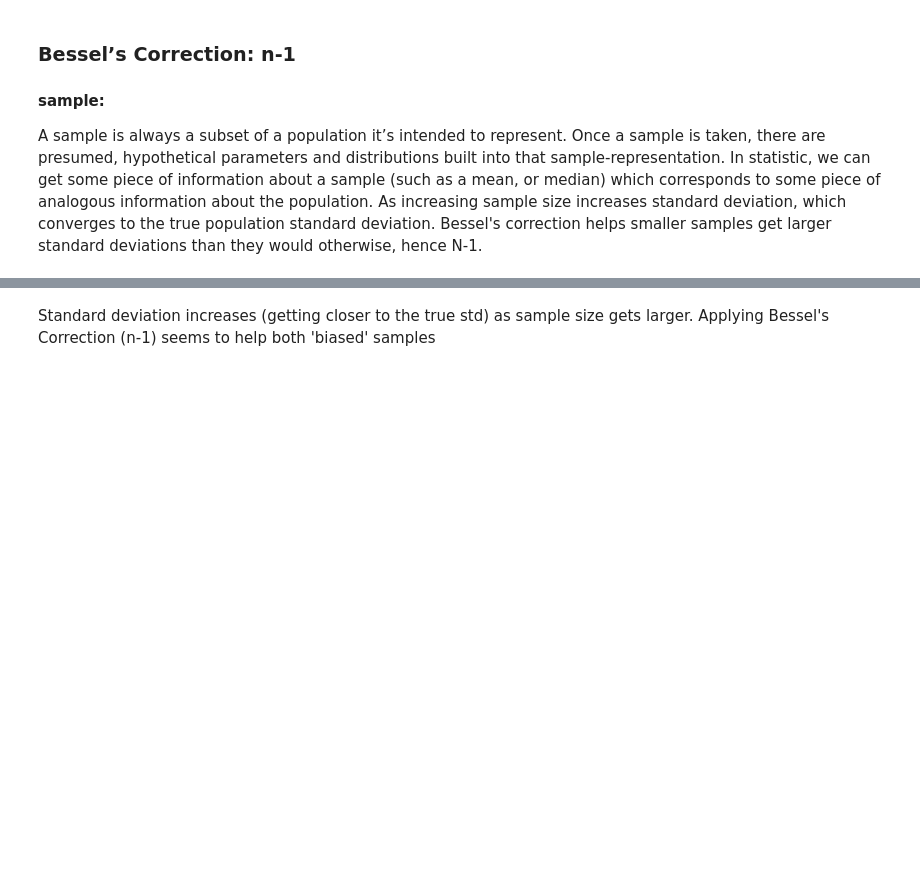
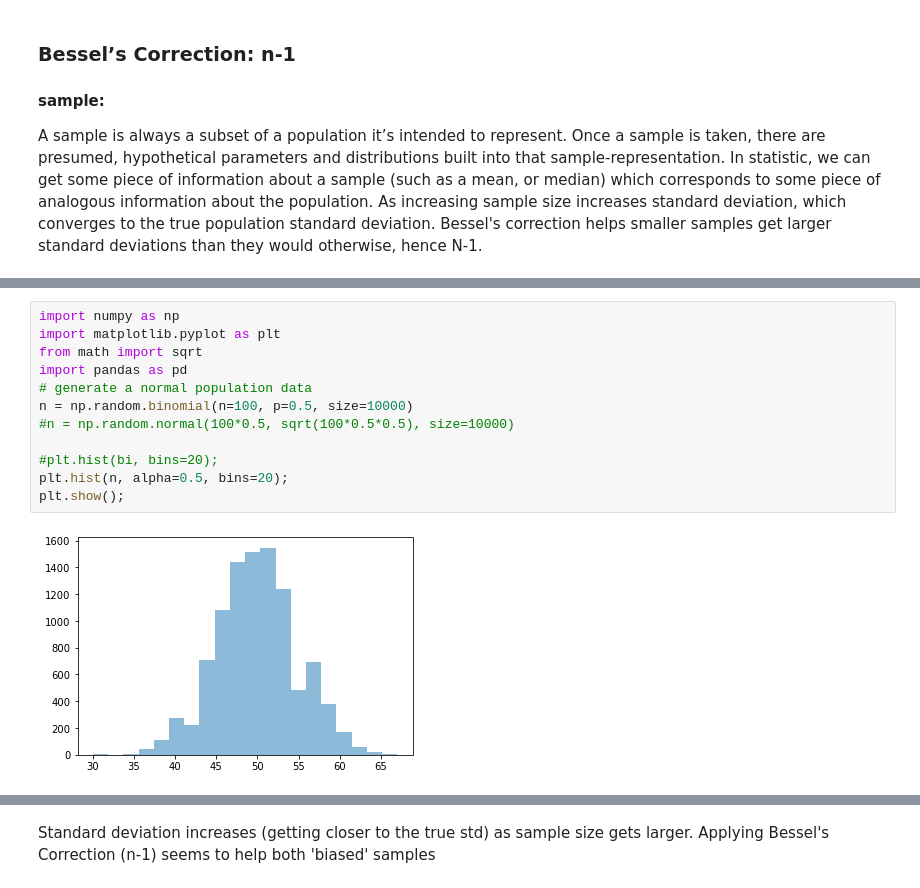
Before and after one commit to Freeha-S/Tasks-2020, a Jupyter notebook: task-2020.ipynb, the cells around one changed output, grey strips where cells are left out. Cells and saved outputs as stored; diff of their text form; blank space fills up the shorter version.

```diff
--- a/task-2020.ipynb
+++ b/task-2020.ipynb
@@ -660,2 +662,16 @@ np.std(x)
+# %%
+import numpy as np
+import matplotlib.pyplot as plt
+from math import sqrt
+import pandas as pd
+# generate a normal population data
+n = np.random.binomial(n=100, p=0.5, size=10000)
+#n = np.random.normal(100*0.5, sqrt(100*0.5*0.5), size=10000)
+
+#plt.hist(bi, bins=20);
+plt.hist(n, alpha=0.5, bins=20);
+plt.show();
+# %% [output]
+[figure, added]
 # %%
 #population mean
```
Also changed, not shown: parts of 66 cells of this notebook, 1 other file.
